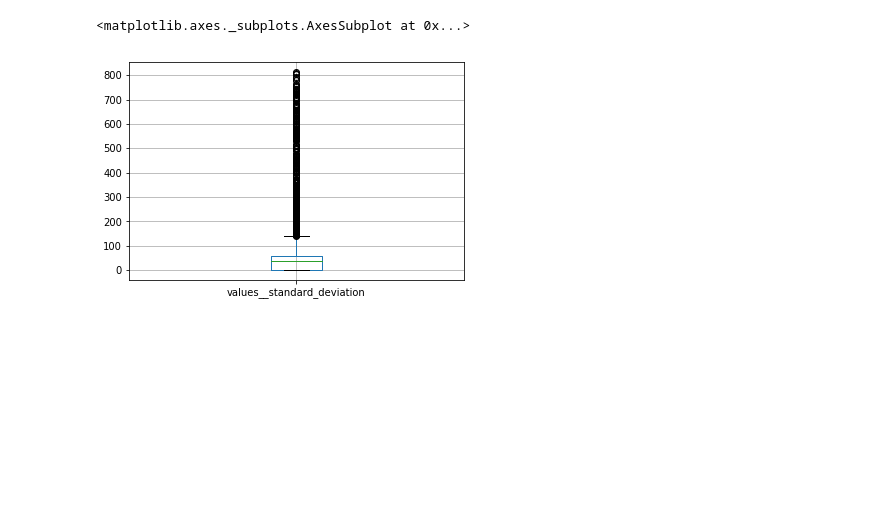
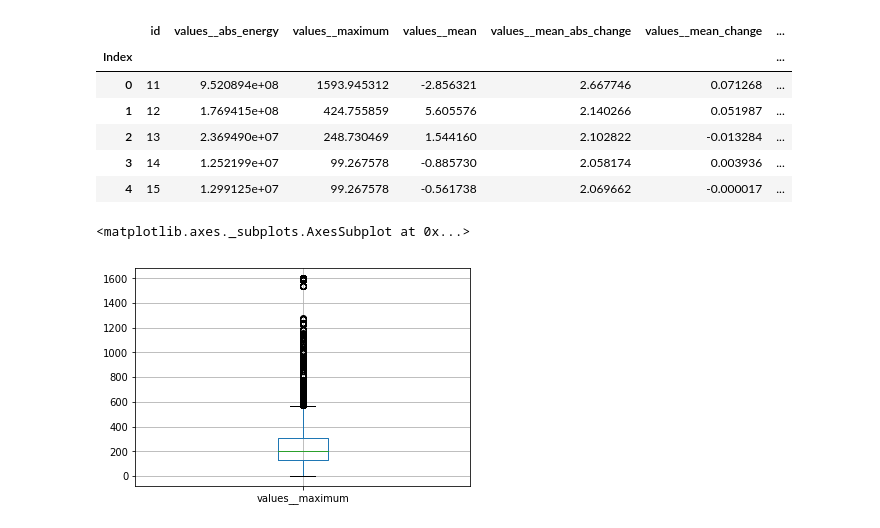
Before and after one commit to CyberPunk2049/SCLIF, a Jupyter notebook: EDA.ipynb, the cells around one changed output. Cells and saved outputs as stored; diff of their text form; code cells hidden in the pictures; blank space fills up the shorter version.

Commit message:
Visualization of 0.957% maximum

```diff
--- a/EDA.ipynb
+++ b/EDA.ipynb
@@ -43,5 +13,0 @@ data.boxplot(column='values__minimum')
-# %%
-data.boxplot(column='values__standard_deviation')
-# %% [output]
-<matplotlib.axes._subplots.AxesSubplot at 0x...>
-[figure, removed]
@@ -47,0 +20,17 @@ data.boxplot(column='values__standard_deviation')
+# %%
+#Первые пять строк таблицы с извлечёнными признаками(pd.DataFrame)
+data.head(5)
+# %% [output]
+|  | id | values__abs_energy | values__maximum | values__mean | values__mean_abs_change | values__mean_change | ... |
+| Index |  |  |  |  |  |  | ... |
+| 0 | 11 | 9.520894e+08 | 1593.945312 | -2.856321 | 2.667746 | 0.071268 | ... |
+| 1 | 12 | 1.769415e+08 | 424.755859 | 5.605576 | 2.140266 | 0.051987 | ... |
+| 2 | 13 | 2.369490e+07 | 248.730469 | 1.544160 | 2.102822 | -0.013284 | ... |
+| 3 | 14 | 1.252199e+07 | 99.267578 | -0.885730 | 2.058174 | 0.003936 | ... |
+| 4 | 15 | 1.299125e+07 | 99.267578 | -0.561738 | 2.069662 | -0.000017 | ... |
+# %%
+#Распределение максимума на скользящем окне(boxplot)
+data.boxplot(column='values__maximum')
+# %% [output]
+<matplotlib.axes._subplots.AxesSubplot at 0x...>
+[figure, added]
```
Also changed, not shown: parts of 19 cells of this notebook, 3 other files.
